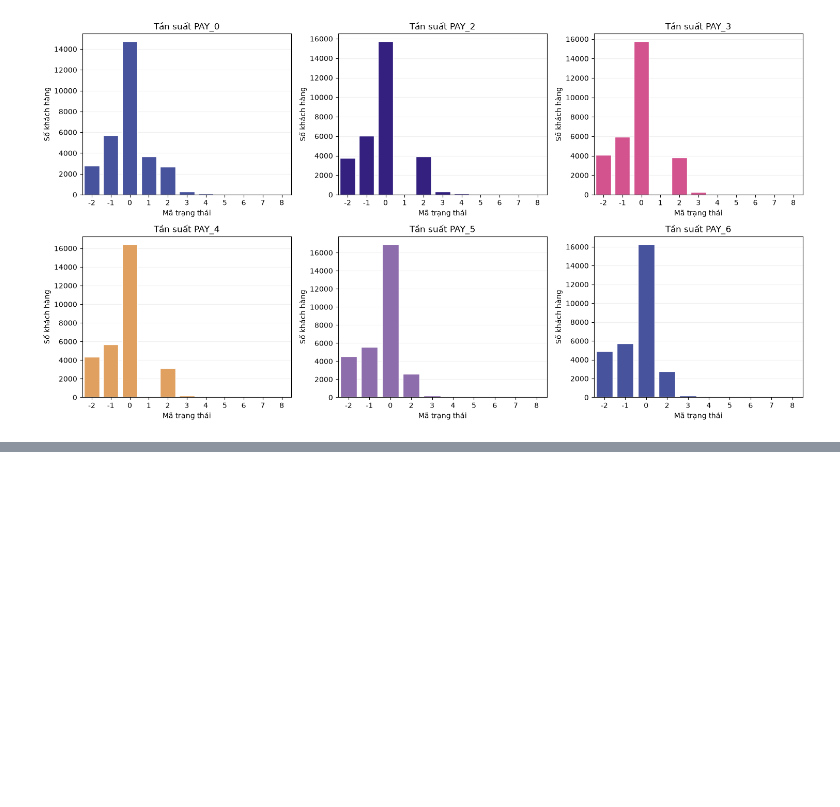
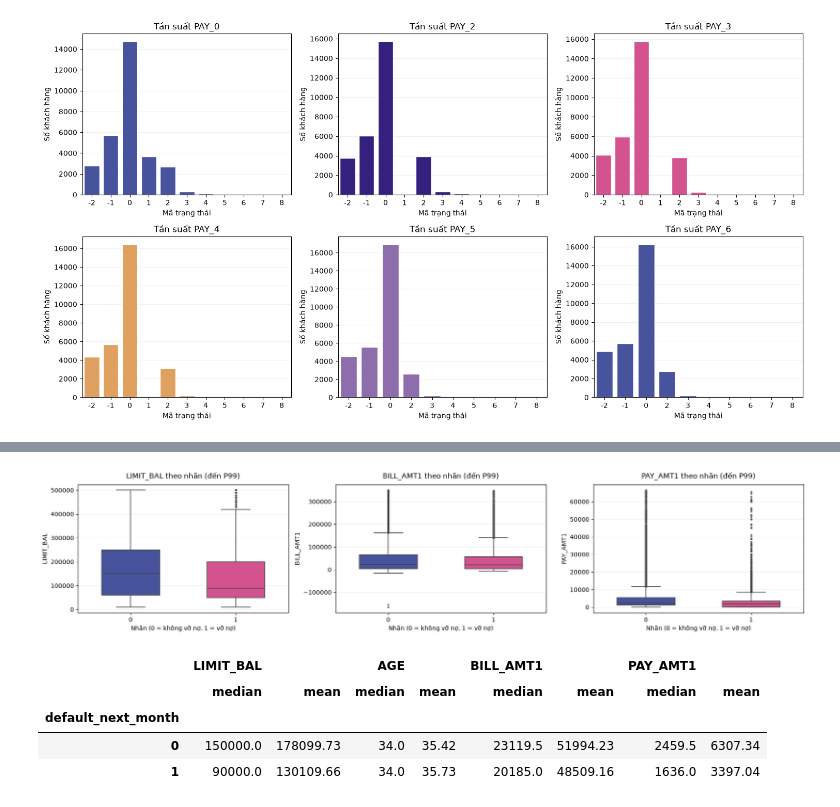
Before and after one commit to Nguen-03/ML_report, a Jupyter notebook: notebook/EDA.ipynb, the cells around one changed output, grey strips where cells are left out. Saved outputs shown, nothing was run; the diff lists cells and outputs as text; code cells hidden in the pictures; blank space fills up the shorter version.

```diff
--- a/notebook/EDA.ipynb
+++ b/notebook/EDA.ipynb
@@ -496,0 +600,80 @@ if pay_cols:
+# %%
+
+# So sánh hạn mức tín dụng, hóa đơn và thanh toán theo nhãn
+label_palette = {
+    0: blue,
+    1: pink
+}
+
+selected_amounts = [
+    c for c in ["LIMIT_BAL", "BILL_AMT1", "PAY_AMT1"]
+    if c in df.columns
+]
+
+if selected_amounts:
+    fig, axes = plt.subplots(
+        1,
+        len(selected_amounts),
+        figsize=(6 * len(selected_amounts), 4)
+    )
+
+    if len(selected_amounts) == 1:
+        axes = [axes]
+
+    for i, (col, ax) in enumerate(zip(selected_amounts, axes)):
+        # Giới hạn hiển thị ở phân vị 99%, không sửa dữ liệu gốc
+        cap = df[col].quantile(0.99)
+
+        plot_df = df.loc[
+            df[col] <= cap,
+            [col, target]
+        ].dropna().copy()
+
+        sns.boxplot(
+            data=plot_df,
+            x=target,
+            y=col,
+            hue=target,
+            order=[0, 1],
+            hue_order=[0, 1],
+            palette=label_palette,
+            legend=False,
+            width=0.55,
+            linewidth=1.2,
+            fliersize=2,
+            ax=ax
+        )
+
+        ax.set_title(
+            f"{col} theo nhãn (đến P99)",
+            fontsize=12,
+            pad=10
+        )
+        ax.set_xlabel("Nhãn (0 = không vỡ nợ, 1 = vỡ nợ)")
+        ax.set_ylabel(col)
+        ax.grid(axis="y", alpha=0.2)
+        ax.set_axisbelow(True)
+
+    fig.patch.set_facecolor("#FFFFFF")
+    plt.tight_layout()
+    plt.show()
+
+
+# Tóm tắt thống kê theo nhãn
+summary_cols = [
+    c for c in ["LIMIT_BAL", "AGE", "BILL_AMT1", "PAY_AMT1"]
+    if c in df.columns
+]
+
+display(
+    df.groupby(target)[summary_cols]
+    .agg(["median", "mean"])
+    .round(2)
+)
+# %% [output]
+[figure, added]
+|  | LIMIT_BAL |  | AGE |  | BILL_AMT1 |  | PAY_AMT1 |  |
+|  | median | mean | median | mean | median | mean | median | mean |
+| default_next_month |  |  |  |  |  |  |  |  |
+| 0 | 150000.0 | 178099.73 | 34.0 | 35.42 | 23119.5 | 51994.23 | 2459.5 | 6307.34 |
+| 1 | 90000.0 | 130109.66 | 34.0 | 35.73 | 20185.0 | 48509.16 | 1636.0 | 3397.04 |
```
Also changed, not shown: parts of 3 cells of this notebook.
